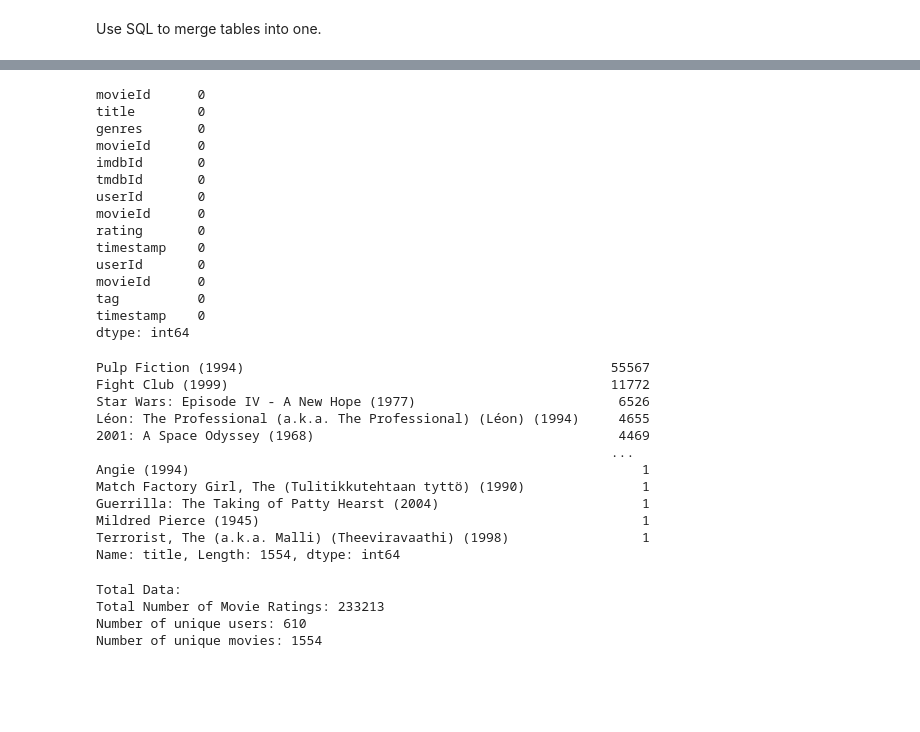
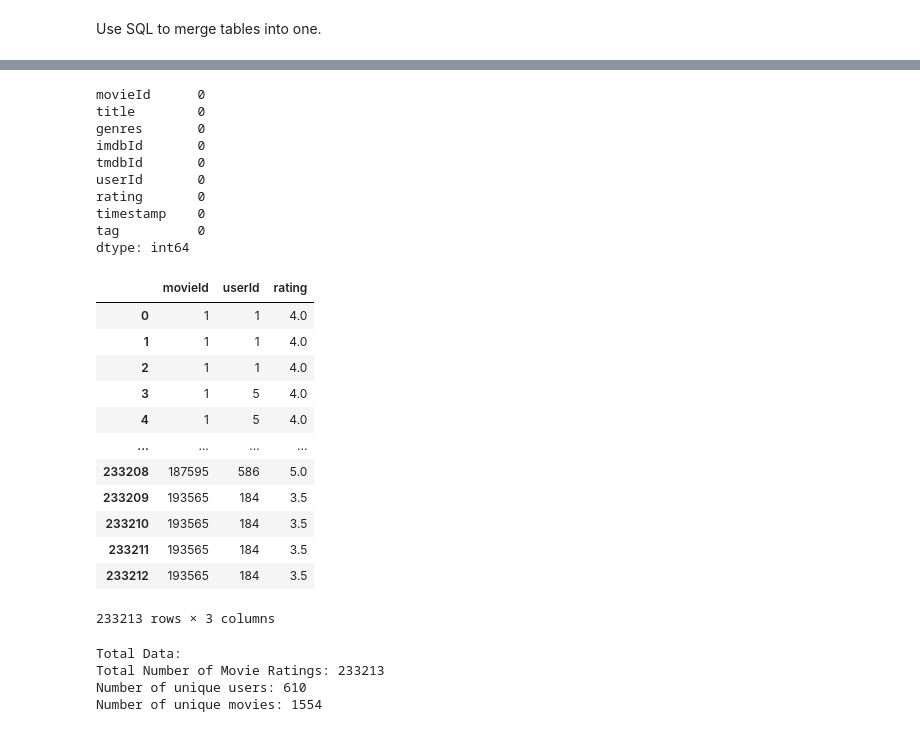
Before and after one commit to lauren-esser/Recommendation-System, a Jupyter notebook: MovieRecSystem.ipynb, the cells around one changed output, grey strips where cells are left out. Drawn from its saved outputs; the diff is of its cells as text; code cells hidden in the pictures; blank space fills up the shorter version.

```diff
--- a/MovieRecSystem.ipynb
+++ b/MovieRecSystem.ipynb
@@ -176,6 +177,9 @@ df.head()
 | 2 | 1 | Toy Story (1995) | Adventure|Animation|Children|Come... | 1 | 114709 | 862.0 | 1 | 1 | 4.0 | 964982703 | 567 | ... |
 | 3 | 1 | Toy Story (1995) | Adventure|Animation|Children|Come... | 1 | 114709 | 862.0 | 5 | 1 | 4.0 | 847434962 | 336 | ... |
 | 4 | 1 | Toy Story (1995) | Adventure|Animation|Children|Come... | 1 | 114709 | 862.0 | 5 | 1 | 4.0 | 847434962 | 474 | ... |
+# %%
+#remove duplicate columns
+df = df.loc[:, ~df.columns.duplicated()]
 # %%
 #check nulls
 df.isna().sum()
@@ -183,33 +187,30 @@ df.isna().sum()
 movieId      0
 title        0
 genres       0
-movieId      0
 imdbId       0
 tmdbId       0
 userId       0
-movieId      0
 rating       0
 timestamp    0
-userId       0
-movieId      0
 tag          0
-timestamp    0
 dtype: int64
-# %%
-df.title.value_counts()
-# %% [output]
-Pulp Fiction (1994)                                               55567
-Fight Club (1999)                                                 11772
-Star Wars: Episode IV - A New Hope (1977)                          6526
-Léon: The Professional (a.k.a. The Professional) (Léon) (1994)     4655
-2001: A Space Odyssey (1968)                                       4469
-                                                                  ...
-Angie (1994)                                                          1
-Match Factory Girl, The (Tulitikkutehtaan tyttö) (1990)               1
-Guerrilla: The Taking of Patty Hearst (2004)                          1
-Mildred Pierce (1945)                                                 1
-Terrorist, The (a.k.a. Malli) (Theeviravaathi) (1998)                 1
-Name: title, Length: 1554, dtype: int64
+# %%
+df1 = df[['movieId', 'userId', 'rating']]
+df1
+# %% [output]
+|  | movieId | userId | rating |
+| 0 | 1 | 1 | 4.0 |
+| 1 | 1 | 1 | 4.0 |
+| 2 | 1 | 1 | 4.0 |
+| 3 | 1 | 5 | 4.0 |
+| 4 | 1 | 5 | 4.0 |
+| ... | ... | ... | ... |
+| 233208 | 187595 | 586 | 5.0 |
+| 233209 | 193565 | 184 | 3.5 |
+| 233210 | 193565 | 184 | 3.5 |
+| 233211 | 193565 | 184 | 3.5 |
+| 233212 | 193565 | 184 | 3.5 |
+233213 rows × 3 columns
 # %%
 #basic information
 print("Total Data:")
```
Also changed, not shown: parts of 16 cells of this notebook.
